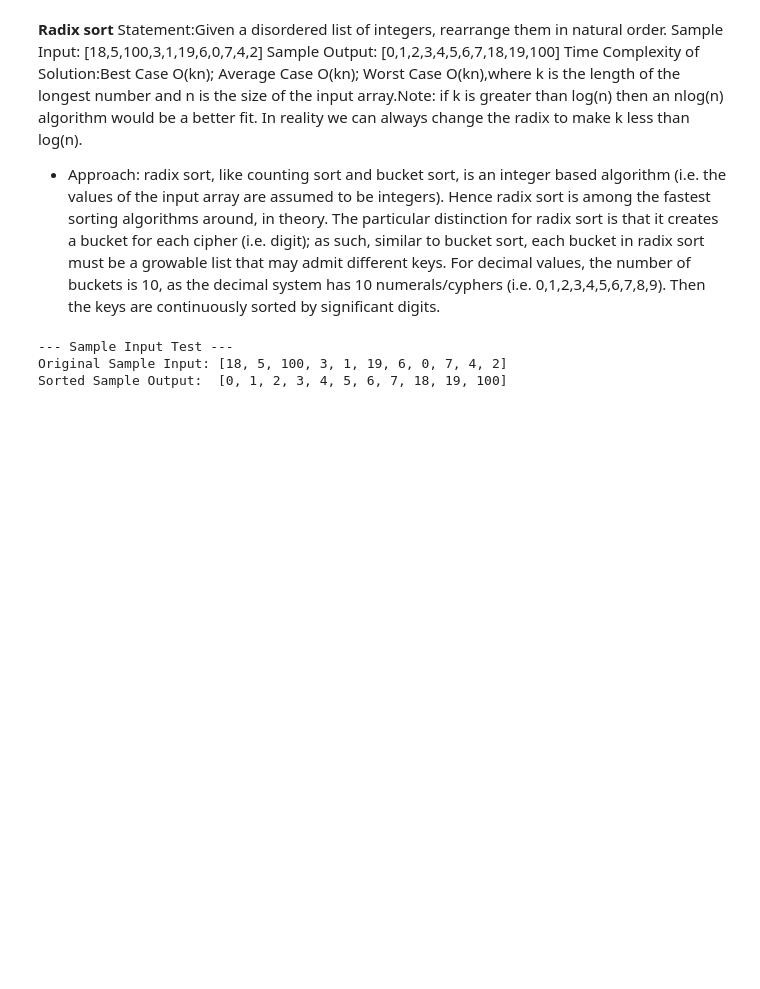
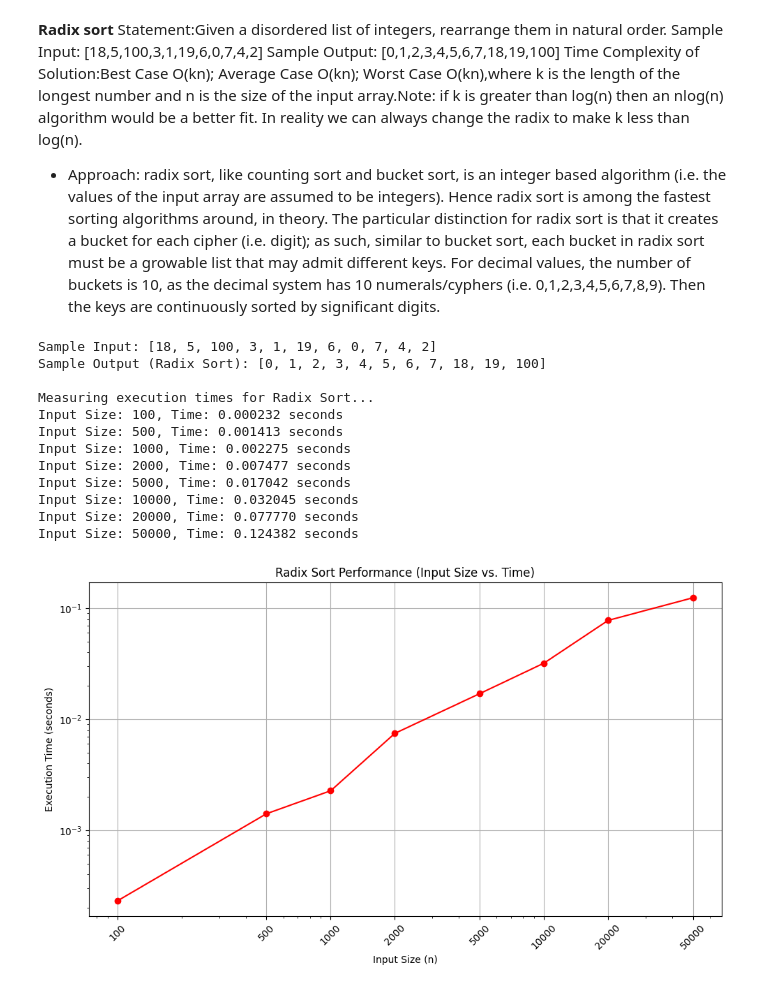
Before and after one commit to sanskarahamana/APS-LAB, a Jupyter notebook: Lab_6.ipynb, the cells around one changed output. Drawn from its saved outputs; the diff is of its cells as text; code cells hidden in the pictures; blank space fills up the shorter version.

```diff
--- a/Lab_6.ipynb
+++ b/Lab_6.ipynb
@@ -234,44 +219,99 @@ Time Complexity of Solution:Best Case O(kn); Average Case O(kn); Worst Case O(kn
 growable list that may admit different keys. For decimal values, the number of buckets is 10, as the decimal system has 10 numerals/cyphers (i.e. 0,1,2,3,4,5,6,7,8,9). Then the keys are continuously sorted by significant digits.
 # %%
 import time
+import matplotlib.pyplot as plt
 import random
-import matplotlib.pyplot as plt
 
 def counting_sort_for_radix(arr, exp):
     n = len(arr)
     output = [0] * n
-    count = [0] * 10
+    count = [0] * 10  # For digits 0-9
 
+    # Store count of occurrences in count[]
     for i in range(n):
         index = (arr[i] // exp) % 10
         count[index] += 1
+
+    # Change count[i] so that count[i] now contains
+    # actual position of this digit in output array
     for i in range(1, 10):
         count[i] += count[i - 1]
+
+    # Build the output array
     i = n - 1
     while i >= 0:
         index = (arr[i] // exp) % 10
         output[count[index] - 1] = arr[i]
         count[index] -= 1
         i -= 1
+
+    # Copying the output array to arr[],
+    # so that arr now contains sorted numbers according to current digit
     for i in range(n):
         arr[i] = output[i]
 
 def radix_sort(arr):
     if not arr:
         return []
+
+    # Find the maximum number to know number of digits
     max_val = max(arr)
+
+    # Do counting sort for every digit. Note that instead of passing digit number,
+    # exp is passed. exp is 10^i where i is current digit number
     exp = 1
     while max_val // exp > 0:
         counting_sort_for_radix(arr, exp)
         exp *= 10
     return arr
-print("--- Sample Input Test ---")
+
 sample_input = [18, 5, 100, 3, 1, 19, 6, 0, 7, 4, 2]
-print(f"Original Sample Input: {sample_input}")
-sorted_sample = radix_sort(sample_input.copy())
-print(f"Sorted Sample Output:  {sorted_sample}")
-print("\n")
+# Radix sort modifies the array in place, so make a copy for sample_input print
+sorted_sample_input = list(sample_input)
+sample_output = radix_sort(sorted_sample_input)
+print(f"Sample Input: {sample_input}")
+print(f"Sample Output (Radix Sort): {sample_output}")
+
+def generate_random_array(size, min_val, max_val):
+    return [random.randint(min_val, max_val) for _ in range(size)]
+
+input_sizes = [100, 500, 1000, 2000, 5000, 10000, 20000, 50000]
+execution_times = []
+min_val_k = 0
+max_val_k = 100000  # Max value for random numbers to ensure multiple digits
+
+print("\nMeasuring execution times for Radix Sort...")
+for size in input_sizes:
+    arr = generate_random_array(size, min_val_k, max_val_k)
+    start_time = time.time()
+    radix_sort(arr)
+    end_time = time.time()
+    time_taken = end_time - start_time
+    execution_times.append(time_taken)
+    print(f"Input Size: {size}, Time: {time_taken:.6f} seconds")
+
+plt.figure(figsize=(10, 6))
+plt.plot(input_sizes, execution_times, marker='o', linestyle='-', color='r')
+plt.title('Radix Sort Performance (Input Size vs. Time)')
+plt.xlabel('Input Size (n)')
+plt.ylabel('Execution Time (seconds)')
+plt.grid(True)
+plt.xscale('log')
+plt.yscale('log')
+plt.xticks(input_sizes, labels=[str(s) for s in input_sizes], rotation=45)
+plt.tight_layout()
+plt.show()
 # %% [output]
---- Sample Input Test ---
-Original Sample Input: [18, 5, 100, 3, 1, 19, 6, 0, 7, 4, 2]
-Sorted Sample Output:  [0, 1, 2, 3, 4, 5, 6, 7, 18, 19, 100]
+Sample Input: [18, 5, 100, 3, 1, 19, 6, 0, 7, 4, 2]
+Sample Output (Radix Sort): [0, 1, 2, 3, 4, 5, 6, 7, 18, 19, 100]
+
+Measuring execution times for Radix Sort...
+Input Size: 100, Time: 0.000232 seconds
+Input Size: 500, Time: 0.001413 seconds
+Input Size: 1000, Time: 0.002275 seconds
+Input Size: 2000, Time: 0.007477 seconds
+Input Size: 5000, Time: 0.017042 seconds
+Input Size: 10000, Time: 0.032045 seconds
+Input Size: 20000, Time: 0.077770 seconds
+Input Size: 50000, Time: 0.124382 seconds
+[figure, added]
```
Also changed, not shown: parts of 6 cells of this notebook.
